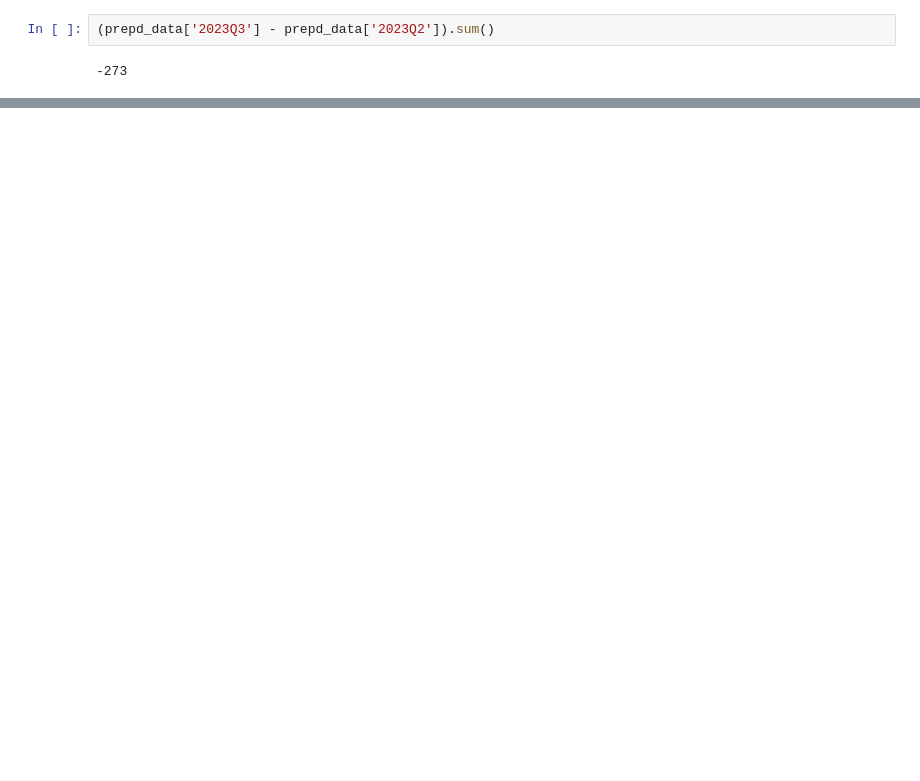
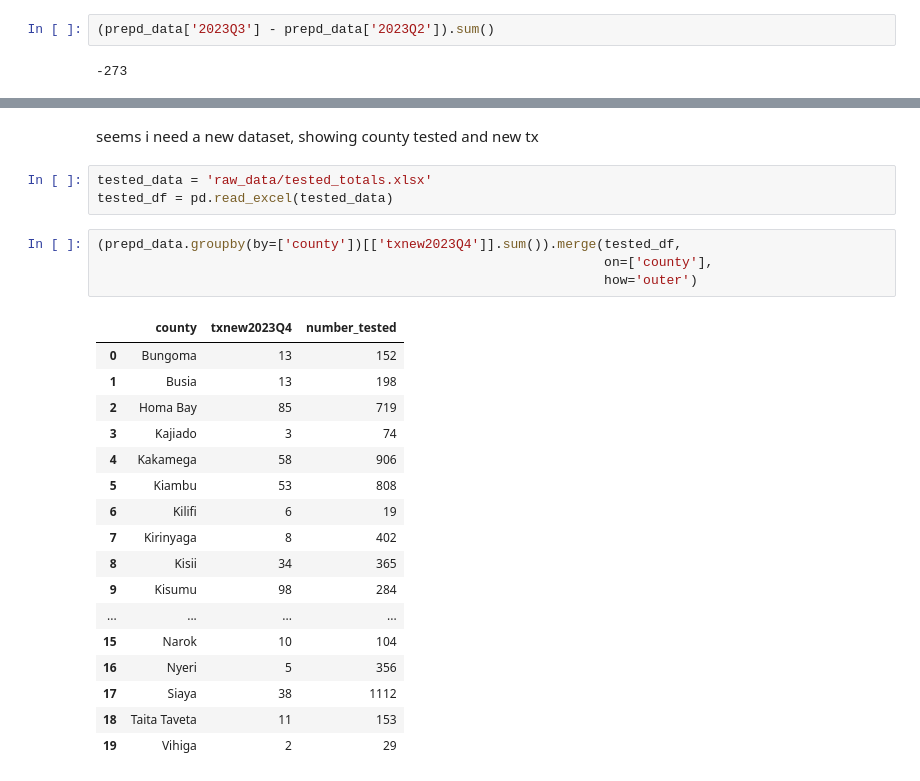
Before and after one commit to WayneNyariroh/wynlb.kccbs_sites_map, a Jupyter notebook: data_prep_cleaning_eda.ipynb, the cells around one changed output, grey strips where cells are left out. Drawn from its saved outputs; the diff is of its cells as text; blank space fills up the shorter version.

```diff
--- a/data_prep_cleaning_eda.ipynb
+++ b/data_prep_cleaning_eda.ipynb
@@ -531,0 +578,27 @@ TypeError: unhashable type: 'DataFrame'
+# %% [markdown]
+seems i need a new dataset, showing county tested and new tx
+# %%
+tested_data = 'raw_data/tested_totals.xlsx'
+tested_df = pd.read_excel(tested_data)
+# %%
+(prepd_data.groupby(by=['county'])[['txnew2023Q4']].sum()).merge(tested_df,
+                                                                 on=['county'],
+                                                                 how='outer')
+# %% [output]
+|  | county | txnew2023Q4 | number_tested |
+| 0 | Bungoma | 13 | 152 |
+| 1 | Busia | 13 | 198 |
+| 2 | Homa Bay | 85 | 719 |
+| 3 | Kajiado | 3 | 74 |
+| 4 | Kakamega | 58 | 906 |
+| 5 | Kiambu | 53 | 808 |
+| 6 | Kilifi | 6 | 19 |
+| 7 | Kirinyaga | 8 | 402 |
+| 8 | Kisii | 34 | 365 |
+| 9 | Kisumu | 98 | 284 |
+| ... | ... | ... | ... |
+| 15 | Narok | 10 | 104 |
+| 16 | Nyeri | 5 | 356 |
+| 17 | Siaya | 38 | 1112 |
+| 18 | Taita Taveta | 11 | 153 |
+| 19 | Vihiga | 2 | 29 |
```
Also changed, not shown: parts of 18 cells of this notebook, 8 other files.
